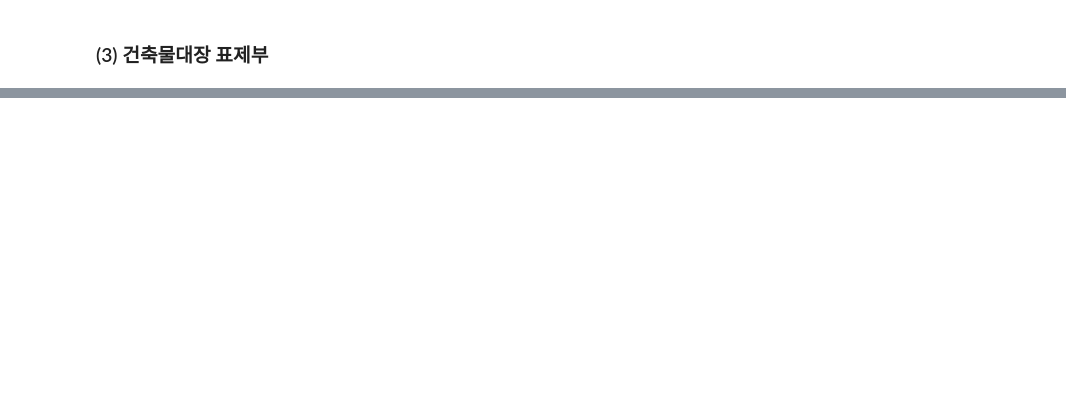
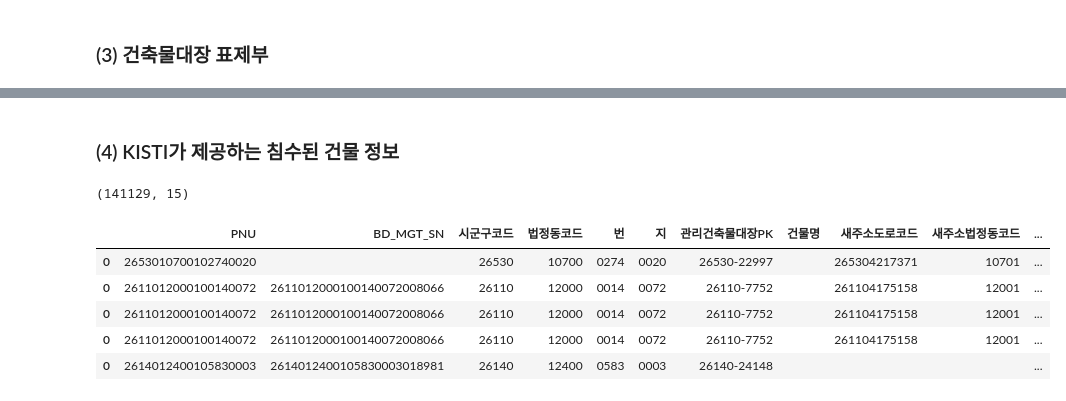
Before and after one commit to givemetarte/dask-bigdata-tutorial, a Jupyter notebook: merge-flooding-data.ipynb, the cells around one changed output, grey strips where cells are left out. Cells and saved outputs as stored; diff of their text form; code cells hidden in the pictures; blank space fills up the shorter version.

```diff
--- a/merge-flooding-data.ipynb
+++ b/merge-flooding-data.ipynb
@@ -109,0 +150,23 @@ Wall time: 1.61 s
+# %% [markdown]
+### (4) KISTI가 제공하는 침수된 건물 정보
+# %%
+# KISTI 침수된 건물 정보
+path = "data/rawdata/flooding-kisti-data/*.csv"
+
+# Merge all files
+flood_df = pd.concat([pd.read_csv(f, encoding="utf-8", keep_default_na=False) for f in glob.glob(path)])
+flood_df = flood_df.drop(["OBJECTID_1", "OBJECTID", "full_pk", "pnu_1", "Shape_Length", "Shape_Area"], axis=1)
+flood_df["관리건축물대장PK"] = flood_df["관리건축물대장PK"].apply(lambda x: x.strip())
+print(flood_df.shape)
+
+# Convert pandas to dask dataframe
+flood_dd = dd.from_pandas(flood_df, npartitions=3)
+flood_dd.head()
+# %% [output]
+(141129, 15)
+|  | PNU | BD_MGT_SN | 시군구코드 | 법정동코드 | 번 | 지 | 관리건축물대장PK | 건물명 | 새주소도로코드 | 새주소법정동코드 | ... |
+| 0 | 2653010700102740020 |  | 26530 | 10700 | 0274 | 0020 | 26530-22997 |  | 265304217371 | 10701 | ... |
+| 0 | 2611012000100140072 | 2611012000100140072008066 | 26110 | 12000 | 0014 | 0072 | 26110-7752 |  | 261104175158 | 12001 | ... |
+| 0 | 2611012000100140072 | 2611012000100140072008066 | 26110 | 12000 | 0014 | 0072 | 26110-7752 |  | 261104175158 | 12001 | ... |
+| 0 | 2611012000100140072 | 2611012000100140072008066 | 26110 | 12000 | 0014 | 0072 | 26110-7752 |  | 261104175158 | 12001 | ... |
+| 0 | 2614012400105830003 | 2614012400105830003018981 | 26140 | 12400 | 0583 | 0003 | 26140-24148 |  |  |  | ... |
```
Also changed, not shown: parts of 15 cells of this notebook.
